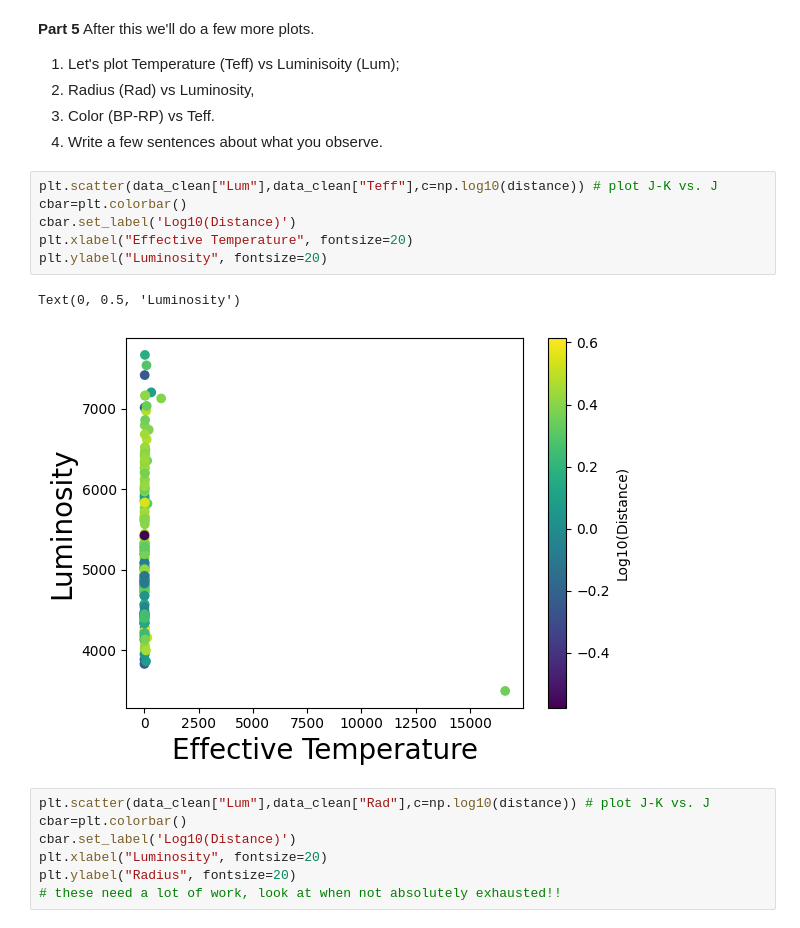
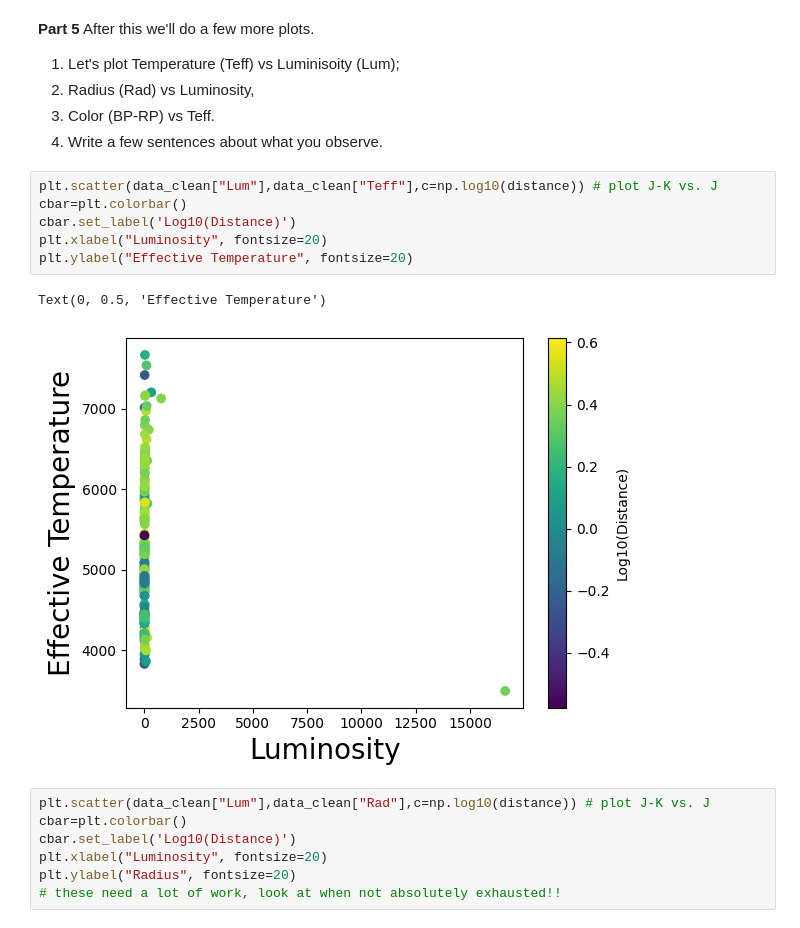
Before and after one commit to HomerTheChicken/PHYS3025Work, a Jupyter notebook: PHYS_3025_Activity_1.ipynb, the cells around one changed output. Saved outputs shown, nothing was run; the diff lists cells and outputs as text.

```diff
--- a/PHYS_3025_Activity_1.ipynb
+++ b/PHYS_3025_Activity_1.ipynb
@@ -394,12 +394,12 @@ After this we'll do a few more plots.
 # %%
 plt.scatter(data_clean["Lum"],data_clean["Teff"],c=np.log10(distance)) # plot J-K vs. J
 cbar=plt.colorbar()
 cbar.set_label('Log10(Distance)')
-plt.xlabel("Effective Temperature", fontsize=20)
-plt.ylabel("Luminosity", fontsize=20)
+plt.xlabel("Luminosity", fontsize=20)
+plt.ylabel("Effective Temperature", fontsize=20)
 # %% [output]
-Text(0, 0.5, 'Luminosity')
+Text(0, 0.5, 'Effective Temperature')
-[figure, old version]
+[figure, new version]
 # %%
 plt.scatter(data_clean["Lum"],data_clean["Rad"],c=np.log10(distance)) # plot J-K vs. J
 cbar=plt.colorbar()
```
Also changed, not shown: parts of 2 cells of this notebook.
